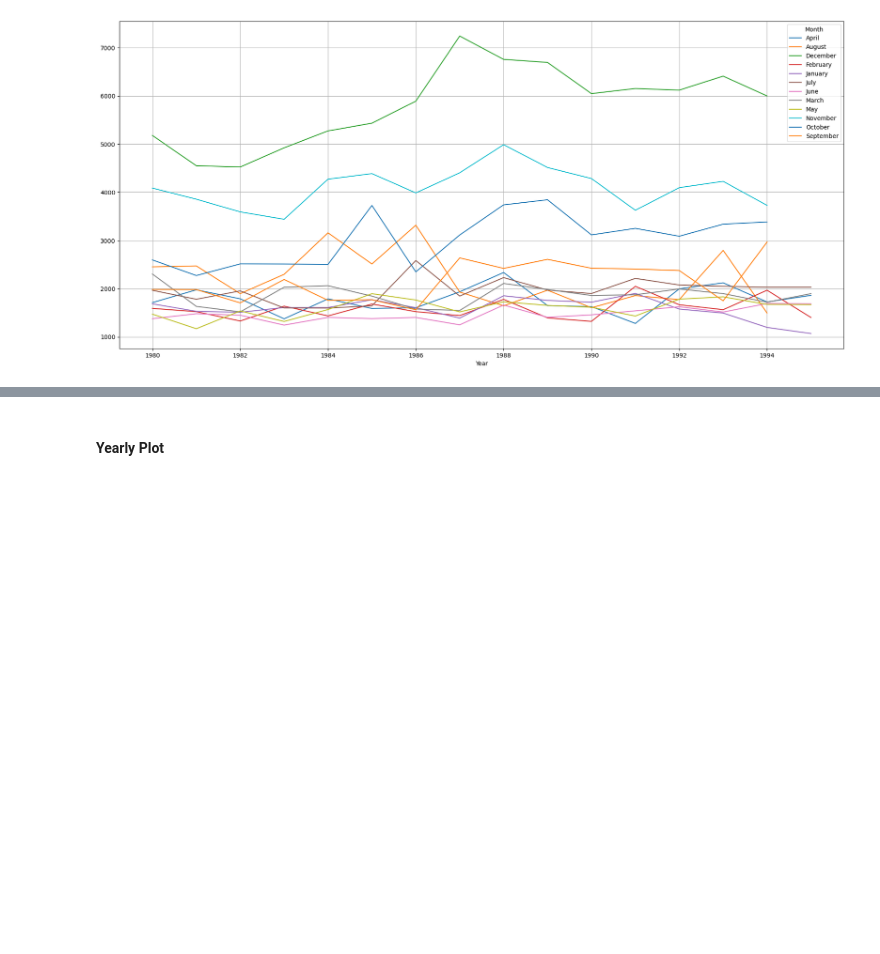
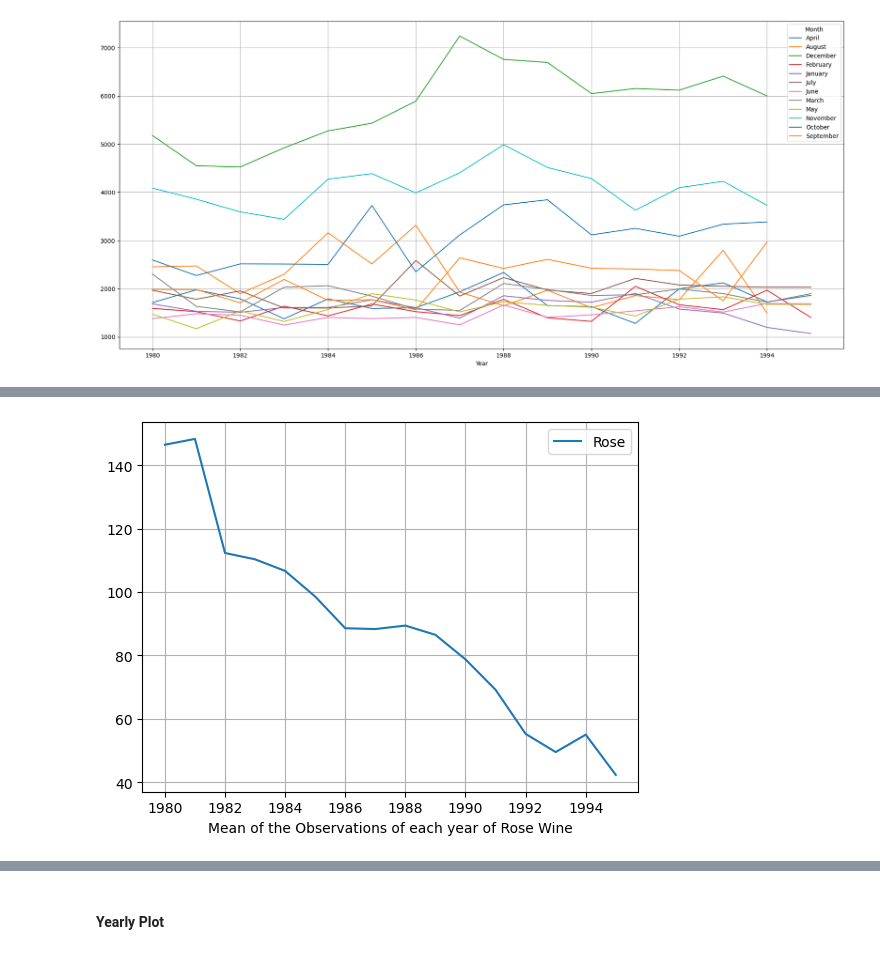
Before and after one commit to Aaryani2024/Time-Forecasting-GL-Project, a Jupyter notebook: Time Forecasting Project.ipynb, the cells around one changed output, grey strips where cells are left out. Drawn from its saved outputs; the diff is of its cells as text; code cells hidden in the pictures; blank space fills up the shorter version.

```diff
--- a/Time Forecasting Project.ipynb
+++ b/Time Forecasting Project.ipynb
@@ -447,0 +455,3 @@ ValueError: Given date string "T" not likely a datetime
+# %%
+df_yearly_mean_rose = pd.pivot_table(df_rose, values = 'Rose', index = 'Year').round(2)
+df_yearly_mean_rose.head()
@@ -447,0 +466,6 @@ ValueError: Given date string "T" not likely a datetime
+# %%
+df_yearly_mean_rose.plot();
+plt.grid()
+plt.xlabel('Mean of the Observations of each year of Rose Wine');
+# %% [output]
+[figure, added]
```
Also changed, not shown: parts of 19 cells of this notebook.
